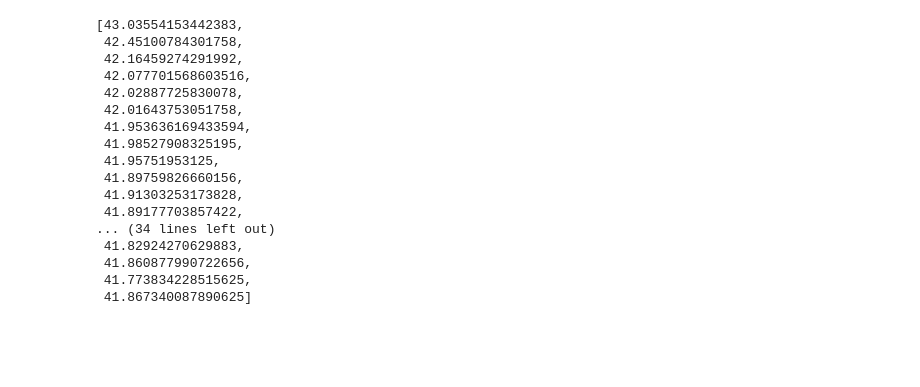
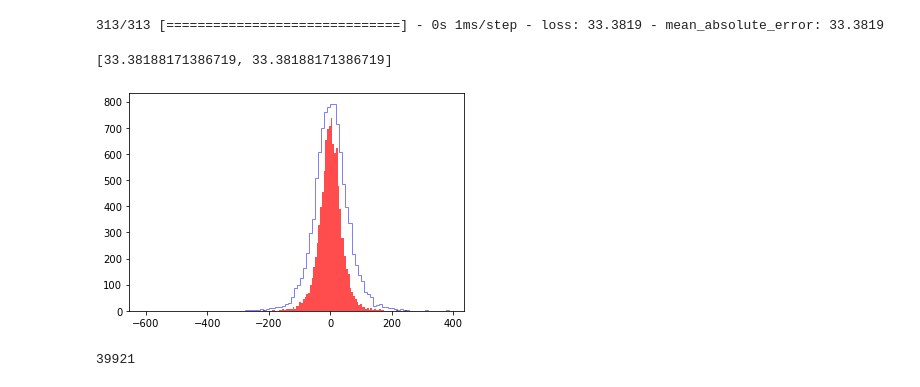
Before and after one commit to ablet-imin/ml-met-trigger, a Jupyter notebook: train_model_nn.ipynb, the cells around one changed output. Saved outputs shown, nothing was run; the diff lists cells and outputs as text; code cells hidden in the pictures; blank space fills up the shorter version.

```diff
--- a/train_model_nn.ipynb
+++ b/train_model_nn.ipynb
@@ -149,20 +203,17 @@ plt.grid()
 # %%
-history.history['loss']
+model.evaluate(x_test, y_test, verbose=1)
 # %% [output]
-[43.03554153442383,
- 42.45100784301758,
- 42.16459274291992,
- 42.077701568603516,
- 42.02887725830078,
- 42.01643753051758,
- 41.953636169433594,
- 41.98527908325195,
- 41.95751953125,
- 41.89759826660156,
- 41.91303253173828,
- 41.89177703857422,
-... (34 lines left out)
- 41.82924270629883,
- 41.860877990722656,
- 41.773834228515625,
- 41.867340087890625]
+313/313 [==============================] - 0s 1ms/step - loss: 33.3819 - mean_absolute_error: 33.3819
+[33.38188171386719, 33.38188171386719]
+# %%
+#_,bins,_ =
+plt.hist(predicted.numpy(), bins=100,alpha=0.7, color='red')
+_ = plt.hist(y_test, bins=100, alpha=0.5, histtype='step', color='Blue')
+# %% [output]
+[figure, added]
+# %%
+delta = y_test-predicted.numpy().flatten()
+delta.shape
+gc.collect()
+# %% [output]
+39921
```
Also changed, not shown: parts of 7 cells of this notebook, 8 other files.
